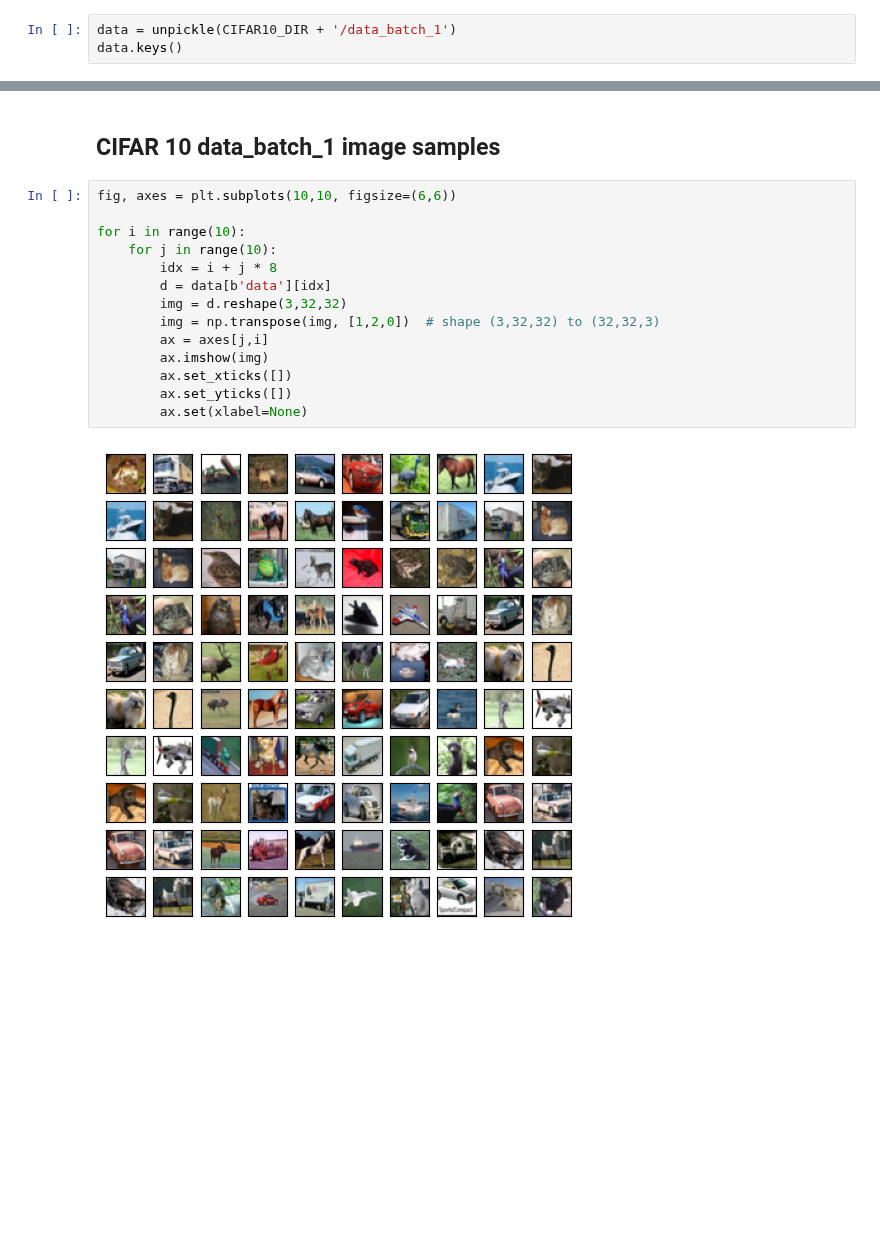
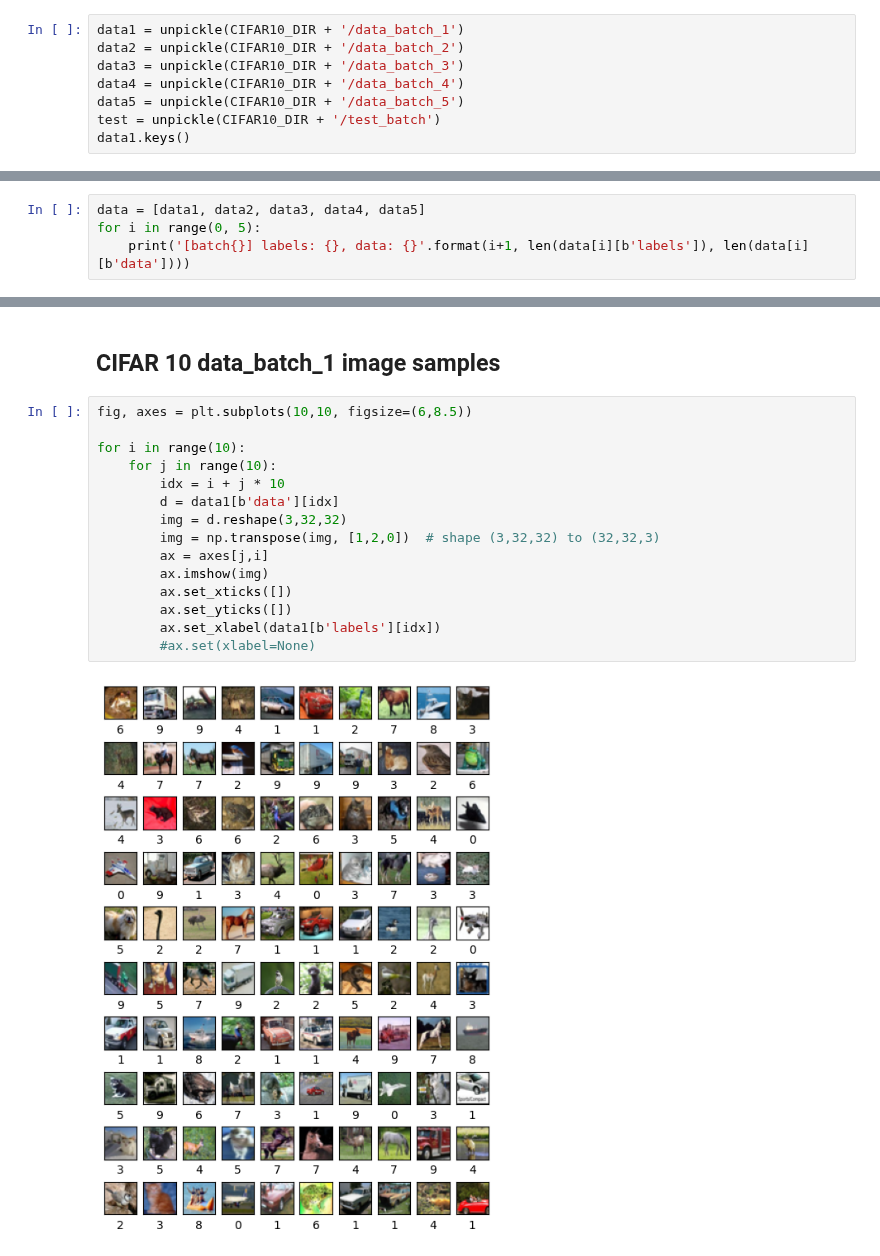
Before and after one commit to araobp/data-science, a Jupyter notebook: CIFAR10/CIFAR10.ipynb, the cells around one changed output, grey strips where cells are left out. Cells and saved outputs as stored; diff of their text form; blank space fills up the shorter version.

```diff
--- a/CIFAR10/CIFAR10.ipynb
+++ b/CIFAR10/CIFAR10.ipynb
@@ -29,7 +31,16 @@ os.listdir(CIFAR10_DIR)
  'readme.html',
  'test_batch']
 # %%
-data = unpickle(CIFAR10_DIR + '/data_batch_1')
-data.keys()
+data1 = unpickle(CIFAR10_DIR + '/data_batch_1')
+data2 = unpickle(CIFAR10_DIR + '/data_batch_2')
+data3 = unpickle(CIFAR10_DIR + '/data_batch_3')
+data4 = unpickle(CIFAR10_DIR + '/data_batch_4')
+data5 = unpickle(CIFAR10_DIR + '/data_batch_5')
+test = unpickle(CIFAR10_DIR + '/test_batch')
+data1.keys()
 # %% [output]
 dict_keys([b'batch_label', b'labels', b'data', b'filenames'])
+# %%
+data = [data1, data2, data3, data4, data5]
+for i in range(0, 5):
+    print('[batch{}] labels: {}, data: {}'.format(i+1, len(data[i][b'labels']), len(data[i][b'data'])))
@@ -36,18 +55,19 @@ dict_keys([b'batch_label', b'labels', b'data', b'filenames'])
 # %% [markdown]
 ## CIFAR 10 data_batch_1 image samples
 # %%
-fig, axes = plt.subplots(10,10, figsize=(6,6))
+fig, axes = plt.subplots(10,10, figsize=(6,8.5))
 
 for i in range(10):
     for j in range(10):
-        idx = i + j * 8
-        d = data[b'data'][idx]
+        idx = i + j * 10
+        d = data1[b'data'][idx]
         img = d.reshape(3,32,32)
         img = np.transpose(img, [1,2,0])  # shape (3,32,32) to (32,32,3)
         ax = axes[j,i]
         ax.imshow(img)
         ax.set_xticks([])
         ax.set_yticks([])
-        ax.set(xlabel=None)
+        ax.set_xlabel(data1[b'labels'][idx])
+        #ax.set(xlabel=None)
 # %% [output]
-[figure, old version]
+[figure, new version]
```
Also changed, not shown: parts of 8 cells of this notebook.
